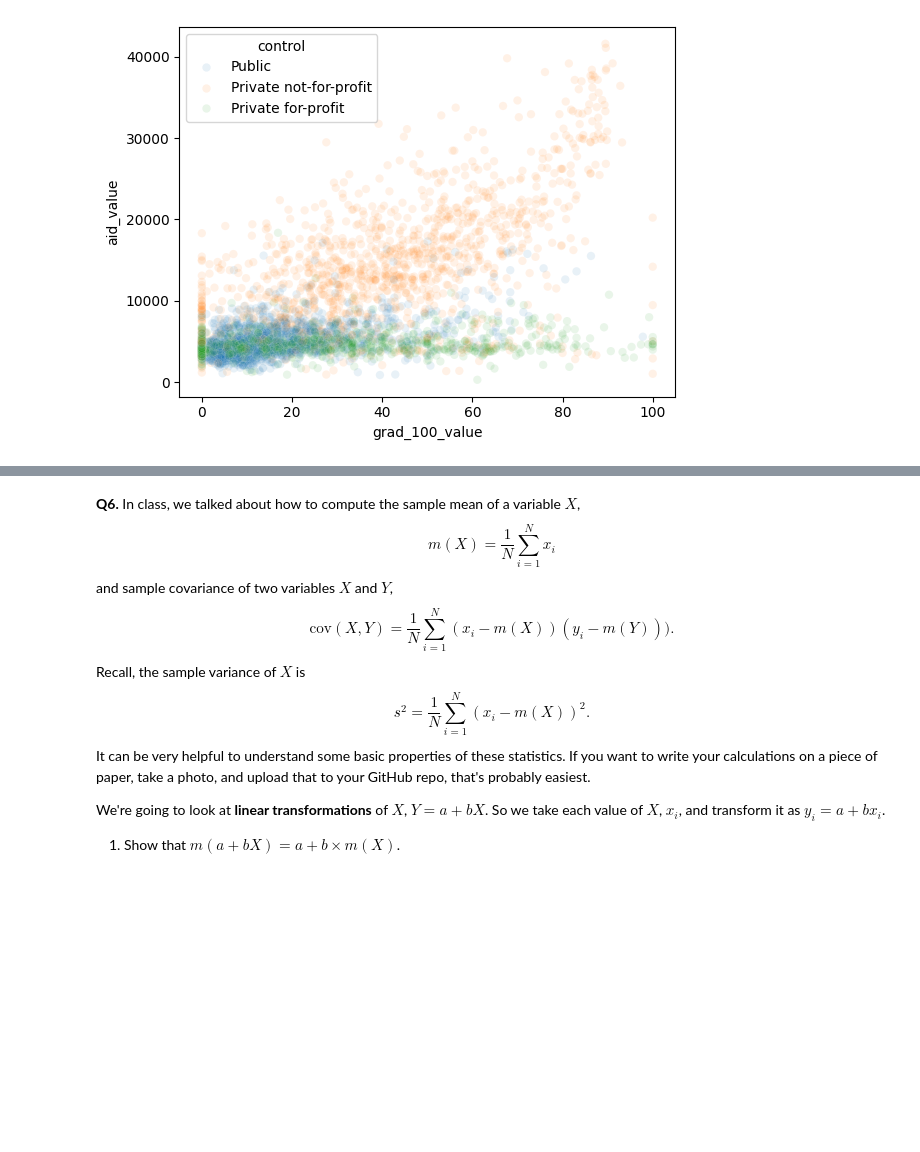
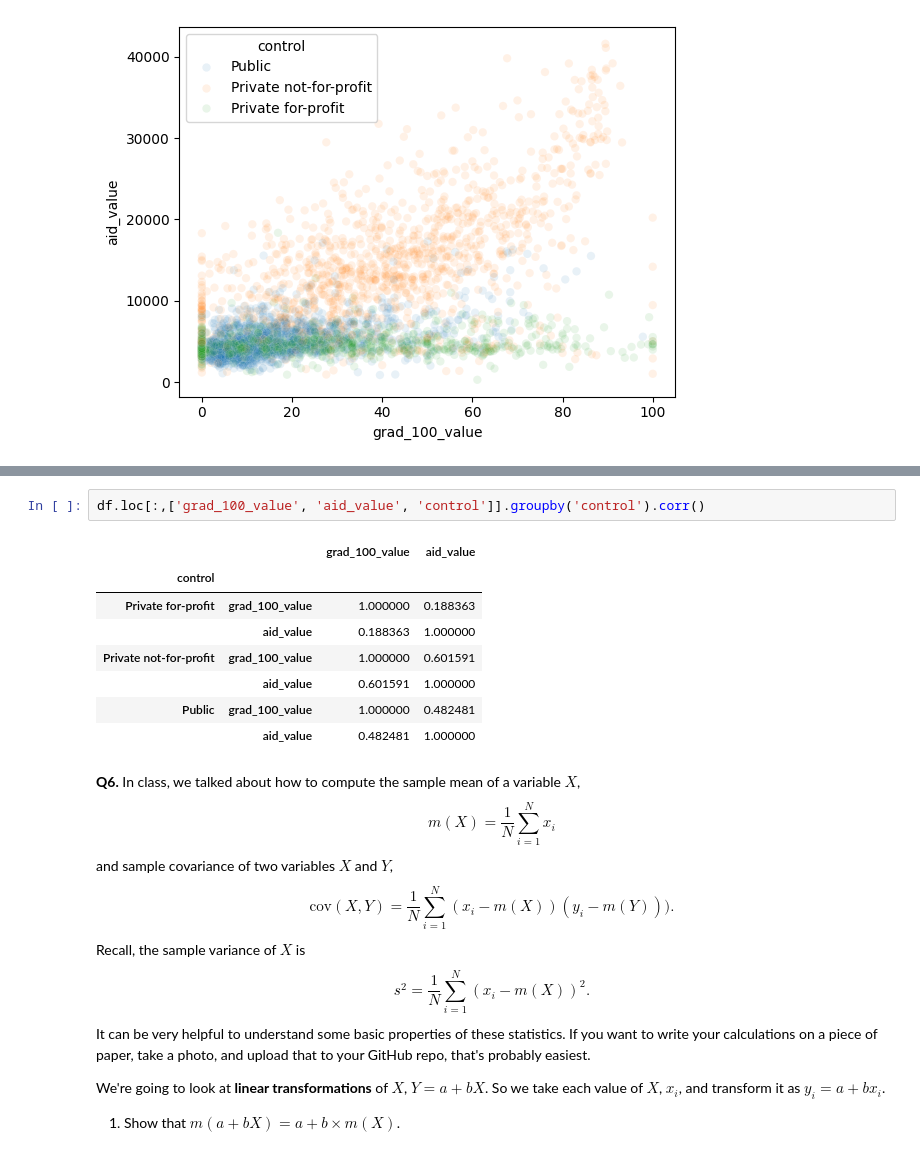
Before and after one commit to SafaaMahbub/undergrad_ml_assignments, a Jupyter notebook: 01_assignment_wrangling_and_eda.ipynb, the cells around one changed output, grey strips where cells are left out. Drawn from its saved outputs; the diff is of its cells as text; blank space fills up the shorter version.

```diff
--- a/01_assignment_wrangling_and_eda.ipynb
+++ b/01_assignment_wrangling_and_eda.ipynb
@@ -522,3 +533,14 @@ sns.scatterplot(data = df, x='grad_100_value', y = 'aid_value', hue= 'control',
+# %%
+df.loc[:,['grad_100_value', 'aid_value', 'control']].groupby('control').corr()
+# %% [output]
+|  |  | grad_100_value | aid_value |
+| control |  |  |  |
+| Private for-profit | grad_100_value | 1.000000 | 0.188363 |
+|  | aid_value | 0.188363 | 1.000000 |
+| Private not-for-profit | grad_100_value | 1.000000 | 0.601591 |
+|  | aid_value | 0.601591 | 1.000000 |
+| Public | grad_100_value | 1.000000 | 0.482481 |
+|  | aid_value | 0.482481 | 1.000000 |
 # %% [markdown]
 **Q6.** In class, we talked about how to compute the sample mean of a variable $X$,
 $$
```
Also changed, not shown: parts of 1 cell of this notebook.
